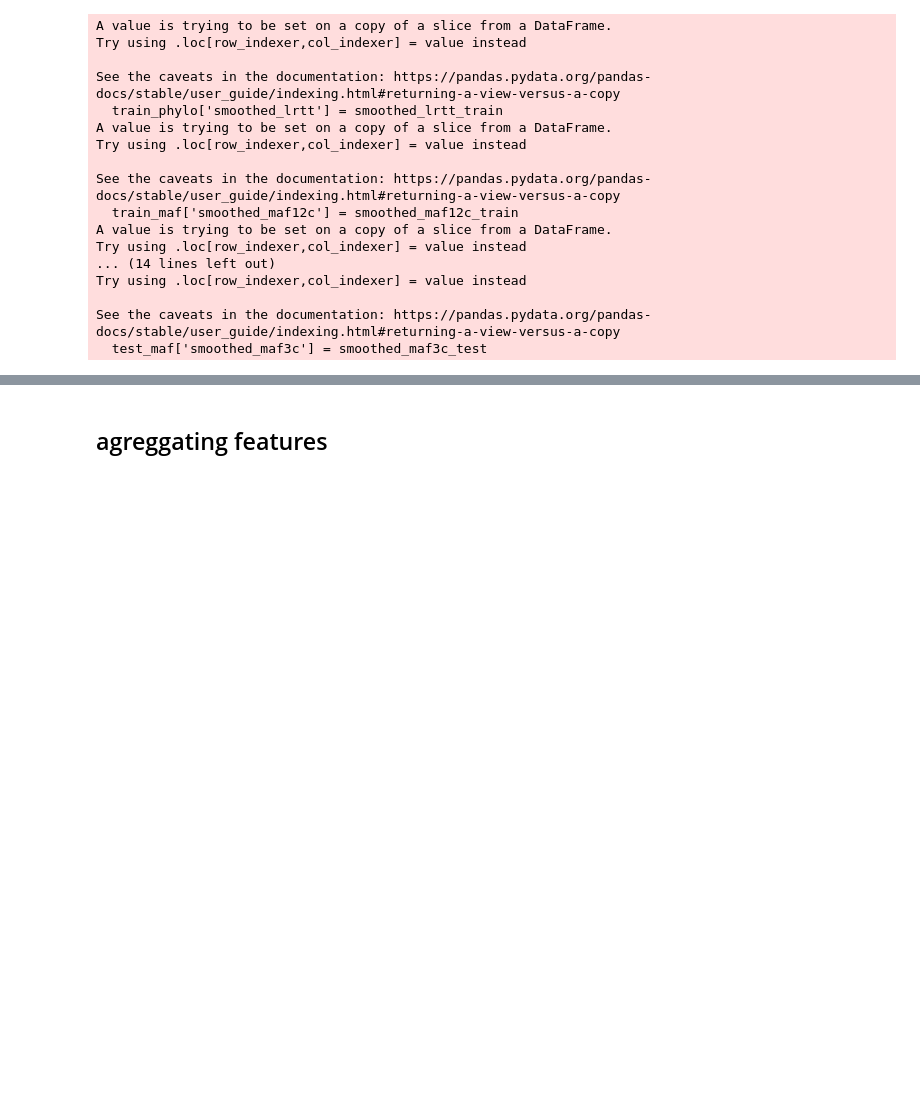
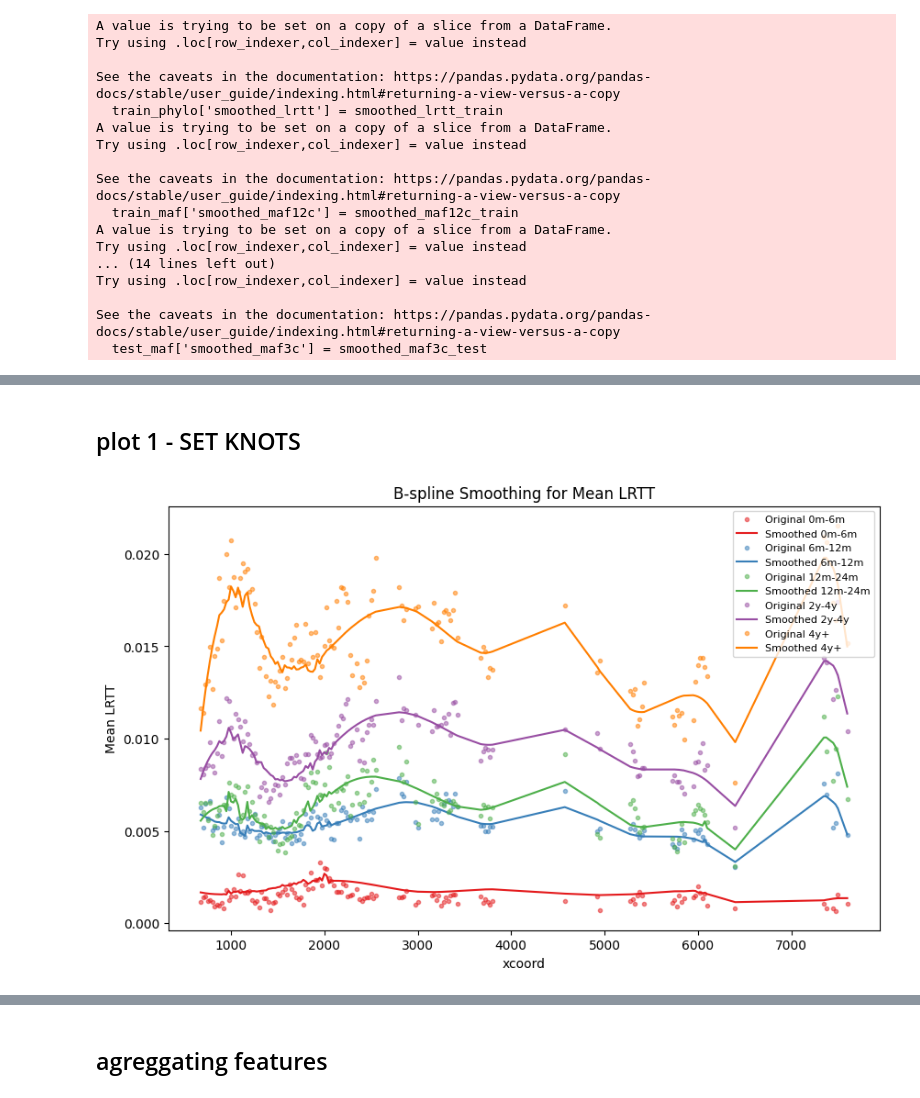
Before and after one commit to andreawickman/ic_research_project, a Jupyter notebook: 4_BSPLINE.ipynb, the cells around one changed output, grey strips where cells are left out. Cells and saved outputs as stored; diff of their text form; code cells hidden in the pictures; blank space fills up the shorter version.

```diff
--- a/4_BSPLINE.ipynb
+++ b/4_BSPLINE.ipynb
@@ -160,0 +201,21 @@ See the caveats in the documentation: https://pandas.pydata.org/pandas-docs/stab
+# %%
+# Parameters
+K = 10
+
+# B-SPLINE SMOOTHING LRTT, MAF12C, AND MAF3C
+smoothed_lrtt_train, coefficients_lrtt_train = apply_smoothing(train_phylo, 'xcoord', 'normalised.largest.rtt', K)
+smoothed_maf12c_train, coefficients_maf12c_train = apply_smoothing(train_maf, 'Window_Centre', 'MAF12c_Mean', K)
+smoothed_maf3c_train, coefficients_maf3c_train = apply_smoothing(train_maf, 'Window_Centre', 'MAF3c_Mean', 4)
+
+smoothed_lrtt_test, coefficients_lrtt_test = apply_smoothing(test_phylo, 'xcoord', 'normalised.largest.rtt', K)
+smoothed_maf12c_test, coefficients_maf12c_test = apply_smoothing(test_maf, 'Window_Centre', 'MAF12c_Mean', K)
+smoothed_maf3c_test, coefficients_maf3c_test = apply_smoothing(test_maf, 'Window_Centre', 'MAF3c_Mean', 4)
+
+# Adding smoothed values to the DataFrame
+train_phylo['smoothed_lrtt'] = smoothed_lrtt_train
+train_maf['smoothed_maf12c'] = smoothed_maf12c_train
+train_maf['smoothed_maf3c'] = smoothed_maf3c_train
+
+test_phylo['smoothed_lrtt'] = smoothed_lrtt_test
+test_maf['smoothed_maf12c'] = smoothed_maf12c_test
+test_maf['smoothed_maf3c'] = smoothed_maf3c_test
@@ -160,0 +240,24 @@ See the caveats in the documentation: https://pandas.pydata.org/pandas-docs/stab
+# %% [markdown]
+## plot 1 - SET KNOTS
+# %%
+mean_values = train_phylo.groupby(['TSI_category', 'xcoord']).agg({
+    'normalised.largest.rtt': 'mean',
+    'smoothed_lrtt': 'mean'
+}).reset_index()
+
+# Plotting
+plt.figure(figsize=(10, 6))
+palette = sns.color_palette("Set1", n_colors=5)
+
+for i, category in enumerate(mean_values['TSI_category'].unique()):
+    category_df = mean_values[mean_values['TSI_category'] == category]
+    plt.plot(category_df['xcoord'], category_df['normalised.largest.rtt'], 'o', markersize=3, label=f'Original {category}', color=palette[i], alpha=0.5)
+    plt.plot(category_df['xcoord'], category_df['smoothed_lrtt'], '-', label=f'Smoothed {category}', color=palette[i])
+
+plt.xlabel('xcoord')
+plt.ylabel('Mean LRTT')
+plt.legend(loc='upper right', fontsize=8)
+plt.title('B-spline Smoothing for Mean LRTT')
+plt.show()
+# %% [output]
+[figure, added]
```
Also changed, not shown: parts of 12 cells of this notebook, 4 other files.
